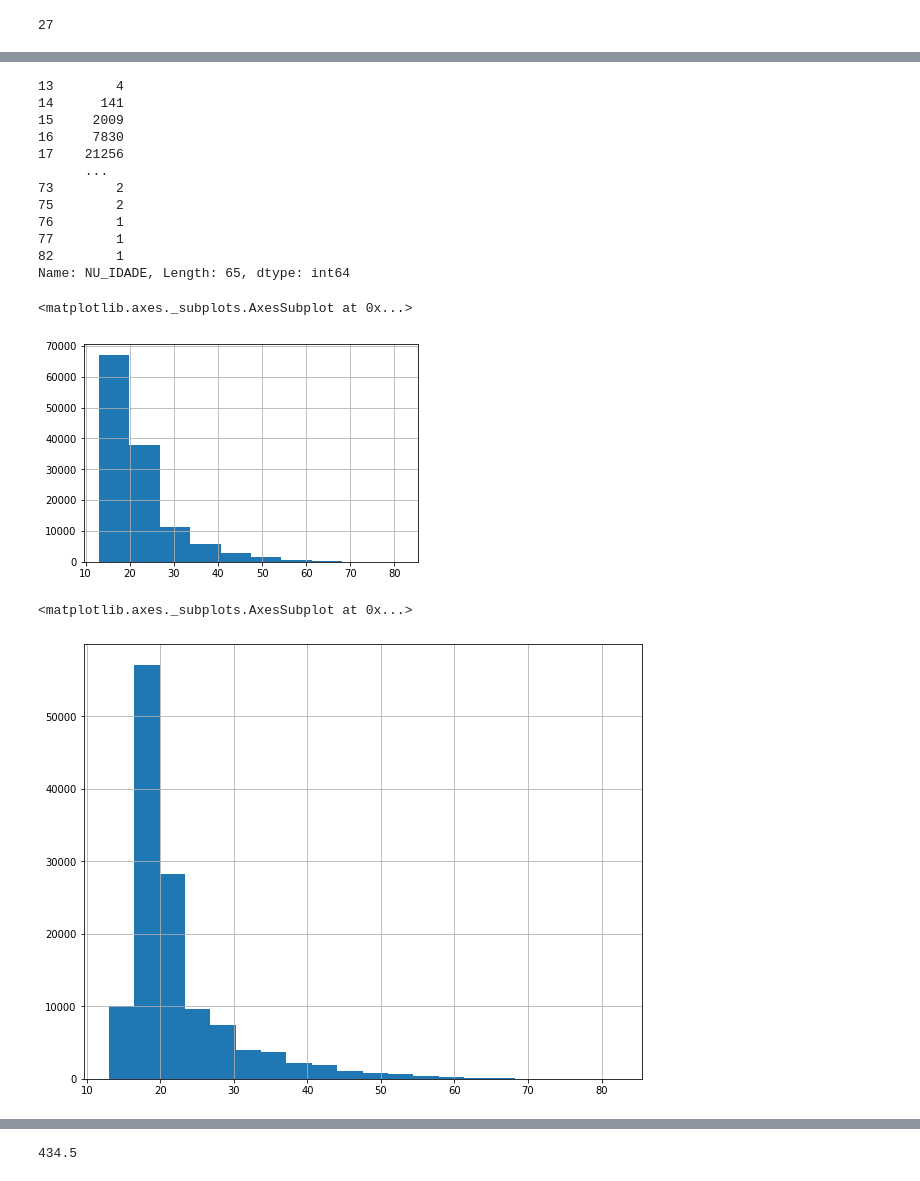
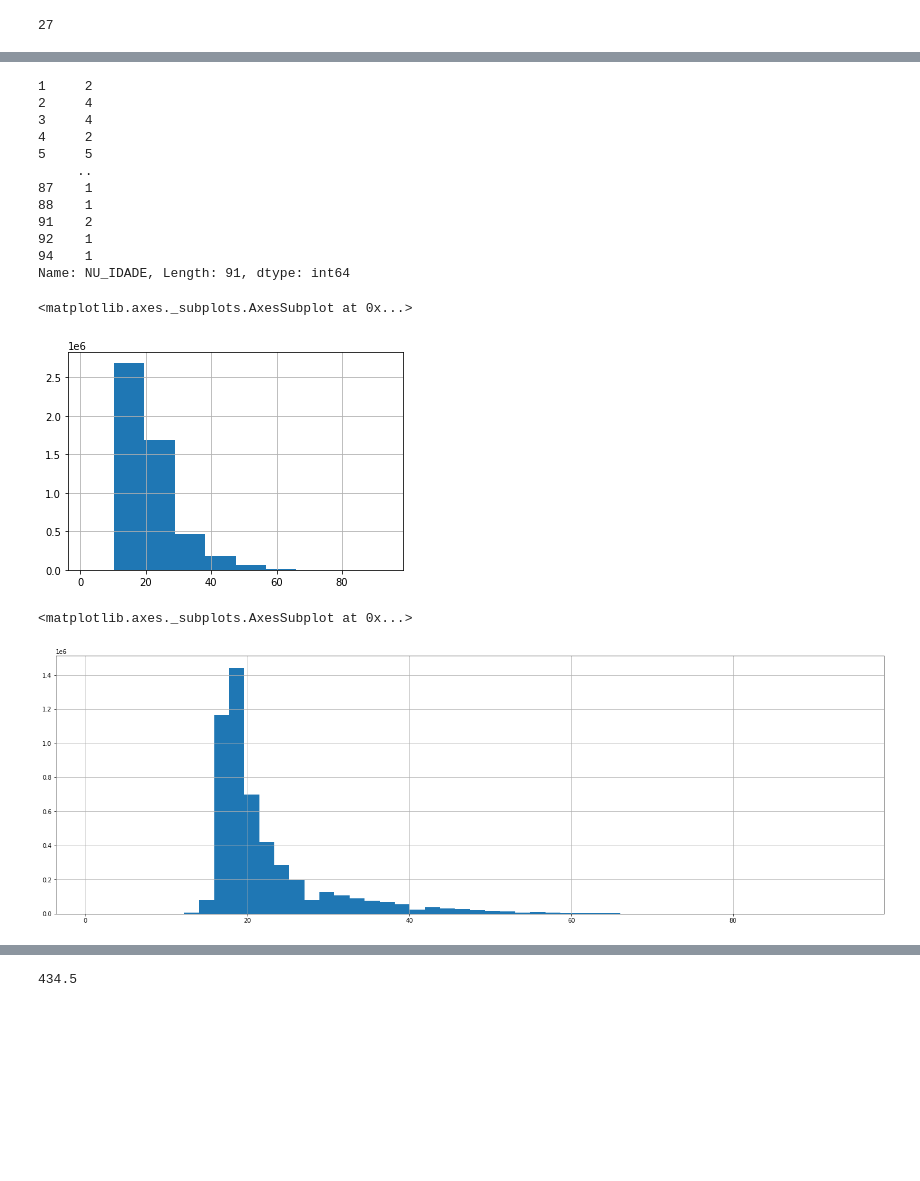
Before and after one commit to Daniel-ASG/IMERSAO_DADOS_ALURA, a Jupyter notebook: IMERSÃO_DADOS_Aula02.ipynb, the cells around one changed output, grey strips where cells are left out. Drawn from its saved outputs; the diff is of its cells as text; code cells hidden in the pictures; blank space fills up the shorter version.

```diff
--- a/IMERSÃO_DADOS_Aula02.ipynb
+++ b/IMERSÃO_DADOS_Aula02.ipynb
@@ -19,0 +14,17 @@ dados.head()
+# %%
+import pandas as pd
+
+colunas = ['NU_INSCRICAO', 'NO_MUNICIPIO_RESIDENCIA', 'SG_UF_RESIDENCIA',
+       'NU_IDADE', 'TP_SEXO', 'TP_ESTADO_CIVIL', 'TP_COR_RACA',
+       'NO_MUNICIPIO_NASCIMENTO', 'SG_UF_NASCIMENTO',
+       'TP_ST_CONCLUSAO', 'TP_ANO_CONCLUIU', 'TP_ESCOLA', 'TP_ENSINO',
+       'IN_TREINEIRO', 'NO_MUNICIPIO_ESC', 'SG_UF_ESC',
+       'SG_UF_PROVA', 'TP_PRESENCA_CN', 'TP_PRESENCA_CH', 'TP_PRESENCA_LC',
+       'TP_PRESENCA_MT', 'NU_NOTA_CN', 'NU_NOTA_CH', 'NU_NOTA_LC',
+       'NU_NOTA_MT', 'TP_LINGUA', 'NU_NOTA_REDACAO', 'Q001', 'Q002', 'Q003', 'Q004', 'Q005', 'Q006',
+       'Q007', 'Q008', 'Q009', 'Q010', 'Q011', 'Q012', 'Q013', 'Q014',
+       'Q015', 'Q016', 'Q017', 'Q018', 'Q019', 'Q020', 'Q021', 'Q022',
+       'Q023', 'Q024', 'Q025']
+
+dados = pd.read_csv('/content/drive/My Drive/Analise_de_dados/microdados_enem_2019/DADOS/MICRODADOS_ENEM_2019.csv', sep=";", encoding='ISO-8859-1', usecols=colunas)
+dados.head()
@@ -135,28 +133,28 @@ Name: NU_IDADE, Length: 65, dtype: int64
 # %%
 dados["NU_IDADE"].value_counts().sort_index()
 # %% [output]
-13        4
-14      141
-15     2009
-16     7830
-17    21256
-      ...
-73        2
-75        2
-76        1
-77        1
-82        1
-Name: NU_IDADE, Length: 65, dtype: int64
+1     2
+2     4
+3     4
+4     2
+5     5
+     ..
+87    1
+88    1
+91    2
+92    1
+94    1
+Name: NU_IDADE, Length: 91, dtype: int64
 # %%
 dados["NU_IDADE"].hist()
 # %% [output]
 <matplotlib.axes._subplots.AxesSubplot at 0x...>
-[figure, old version]
+[figure, new version]
 # %%
-dados["NU_IDADE"].hist(bins = 20, figsize = (10,8))
+dados["NU_IDADE"].hist(bins = 50, figsize = (25,8))
 # %% [output]
 <matplotlib.axes._subplots.AxesSubplot at 0x...>
-[figure, old version]
+[figure, new version]
 # %%
 dados.query("IN_TREINEIRO == 1")["NU_IDADE"].value_counts().sort_index()
 # %% [output]
```
Also changed, not shown: parts of 38 cells of this notebook.
